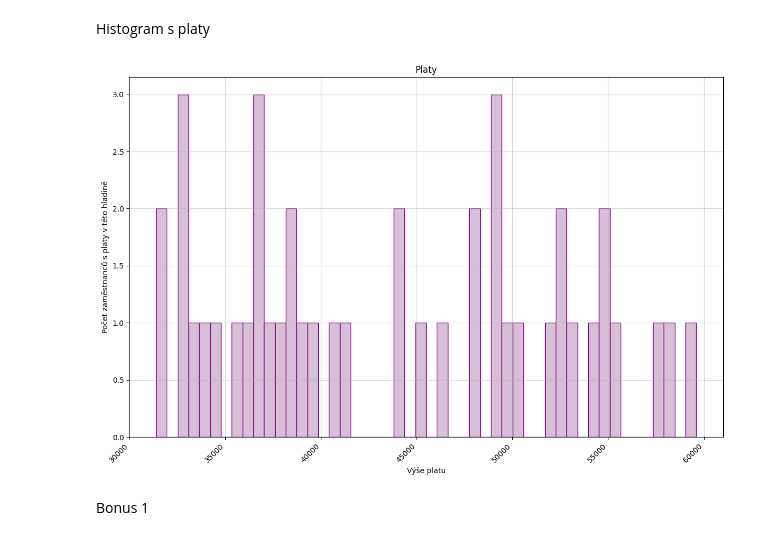
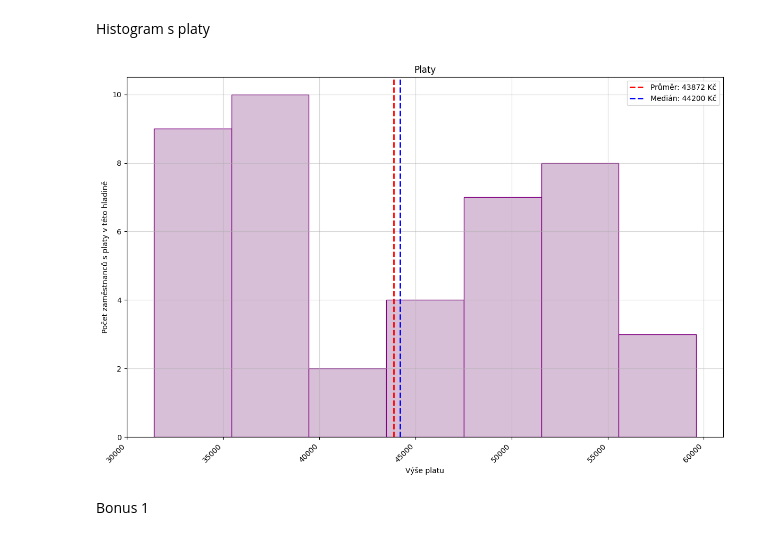
Before and after one commit to LucieMusilova/python-ukol10, a Jupyter notebook: cviceni.ipynb, the cells around one changed output. Cells and saved outputs as stored; diff of their text form; code cells hidden in the pictures.

```diff
--- a/cviceni.ipynb
+++ b/cviceni.ipynb
@@ -31,17 +31,23 @@ None
 # %% [markdown]
 Histogram s platy
 # %%
+opt_pocet_sloupcu = round(len(platy['plat']) ** 0.5)
+prumerny_plat = platy['plat'].mean()
+median_plat = platy['plat'].median()
 plt.figure(figsize=(12, 8))
-plt.hist(platy['plat'], bins=50, color='thistle', edgecolor='purple')
+plt.hist(platy['plat'], bins=opt_pocet_sloupcu, color='thistle', edgecolor='purple')
 plt.title('Platy')
 plt.xlabel('Výše platu')
 plt.ylabel('Počet zaměstnanců s platy v této hladině')
 plt.xticks(rotation=45, ha='right')
 plt.grid(True, linestyle='-', alpha=0.5)
+plt.axvline(prumerny_plat, color='red', linestyle='dashed', linewidth=2, label=f'Průměr: {round(prumerny_plat)} Kč')
+plt.axvline(median_plat , color='blue', linestyle='dashed', linewidth=2, label=f'Medián: {round(median_plat)} Kč')
+plt.legend(loc='upper right')
 plt.tight_layout()
 plt.show()
 # %% [output]
-[figure, old version]
+[figure, new version]
 # %% [markdown]
 Bonus 1
 # %% [markdown]
```
